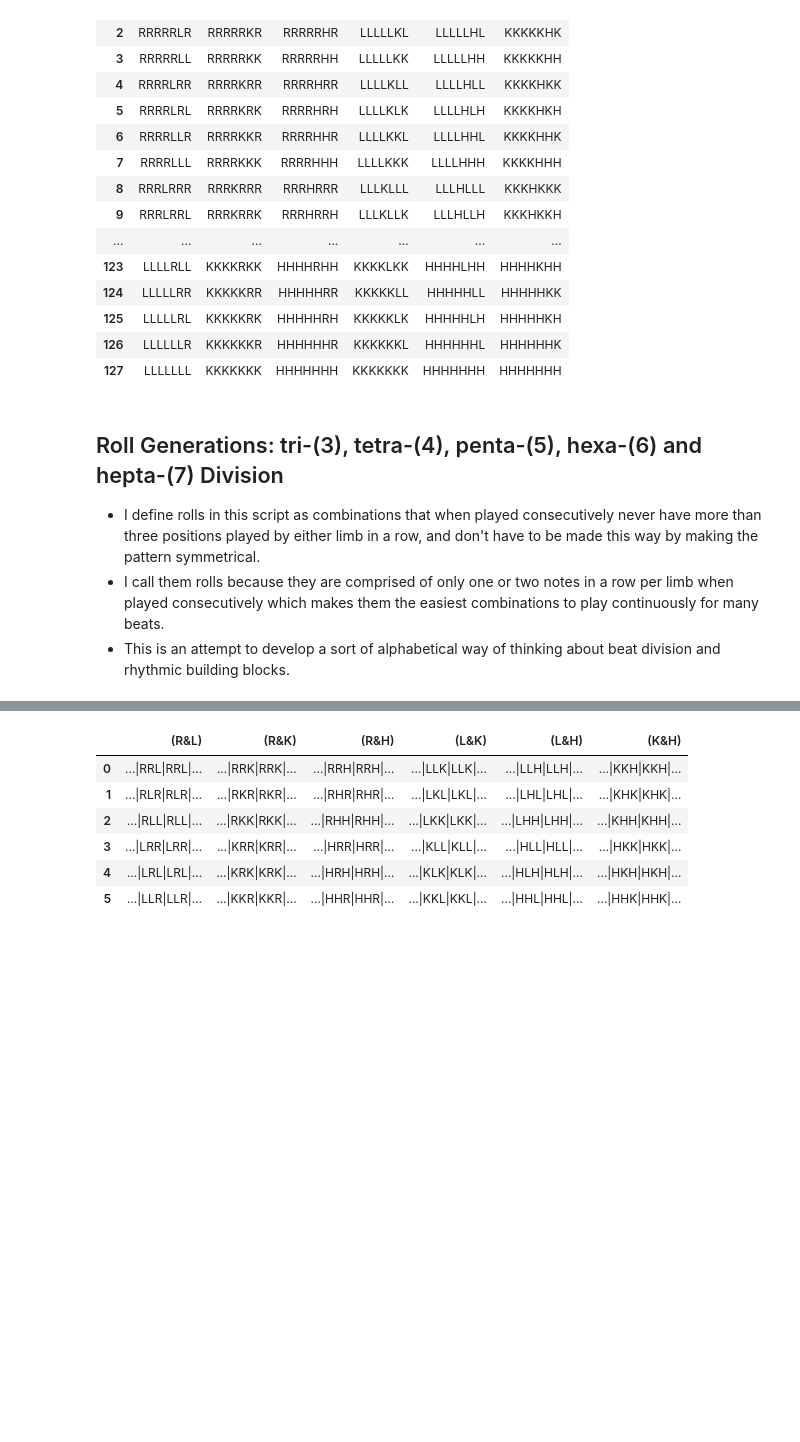
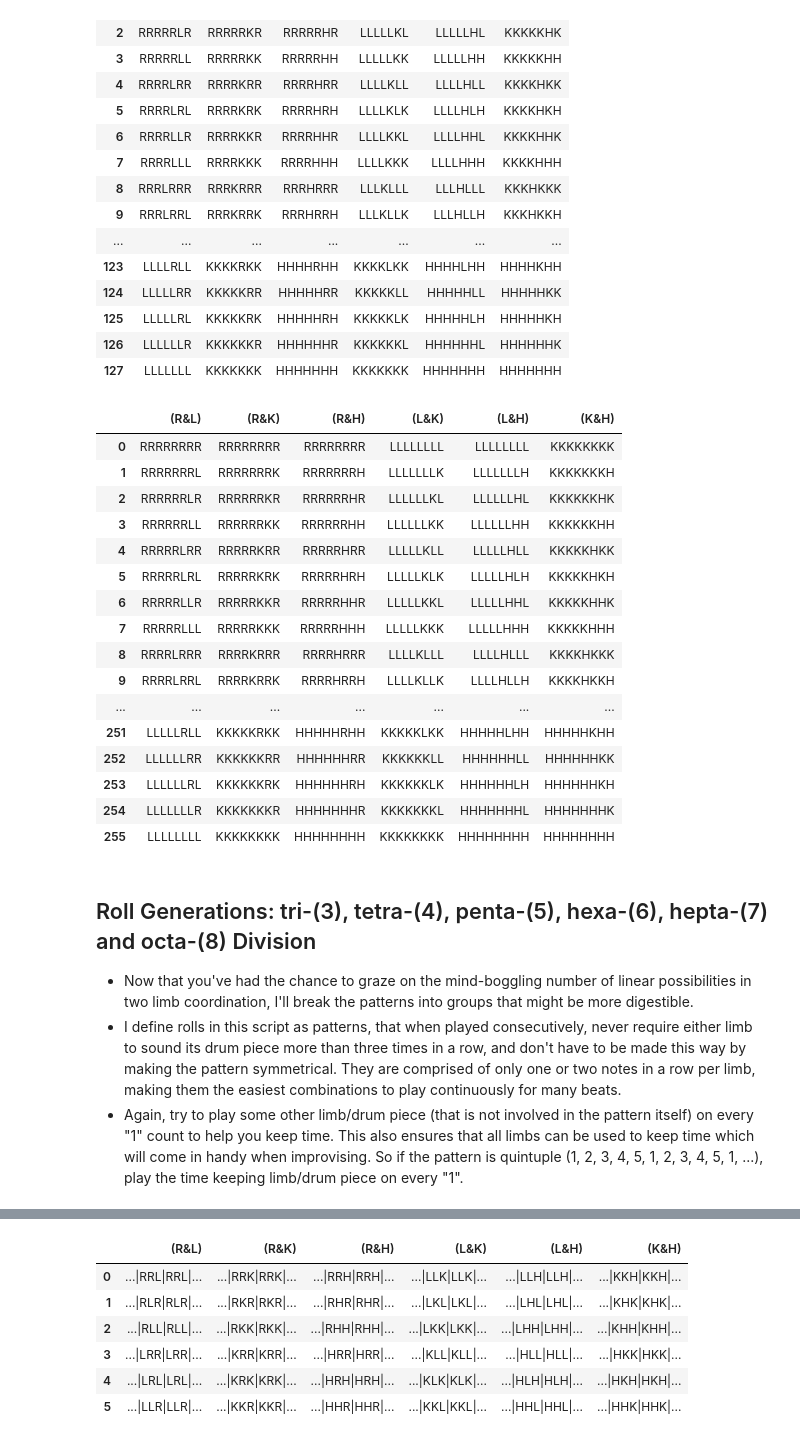
Before and after one commit to ReeseMcD989/Research-on-Rhythm-and-Harmony, a Jupyter notebook: Four-Limb-Coordination-Possibilities-for-Drumming.ipynb, the cells around one changed output, grey strips where cells are left out. Saved outputs shown, nothing was run; the diff lists cells and outputs as text; code cells hidden in the pictures; blank space fills up the shorter version.

```diff
--- a/Four-Limb-Coordination-Possibilities-for-Drumming.ipynb
+++ b/Four-Limb-Coordination-Possibilities-for-Drumming.ipynb
@@ -409,9 +468,52 @@ hepta_beats_df
 | 125 | LLLLLRL | KKKKKRK | HHHHHRH | KKKKKLK | HHHHHLH | HHHHHKH |
 | 126 | LLLLLLR | KKKKKKR | HHHHHHR | KKKKKKL | HHHHHHL | HHHHHHK |
 | 127 | LLLLLLL | KKKKKKK | HHHHHHH | KKKKKKK | HHHHHHH | HHHHHHH |
+# %%
+def octa_beat_gen(limb1, limb2):
+    limb = [limb1, limb2]
+    octa_beats = []
+    for pos1 in limb:
+        for pos2 in limb:
+            for pos3 in limb:
+                for pos4 in limb:
+                    for pos5 in limb:
+                        for pos6 in limb:
+                            for pos7 in limb:
+                                for pos8 in limb:
+                                    octa_beat = pos1 + pos2 + pos3 + pos4 + pos5 + pos6 + pos7 + pos8
+                                    octa_beats.append(octa_beat)
+    return octa_beats
+
+data = {}
+
+for i, (c1, c2) in enumerate(zip(components1, components2)):
+    octa_beats = octa_beat_gen(c1, c2)
+    data[f'({c1}&{c2})'] = octa_beats
+
+octa_beats_df = pd.DataFrame(data)
+
+octa_beats_df
+# %% [output]
+|  | (R&L) | (R&K) | (R&H) | (L&K) | (L&H) | (K&H) |
+| 0 | RRRRRRRR | RRRRRRRR | RRRRRRRR | LLLLLLLL | LLLLLLLL | KKKKKKKK |
+| 1 | RRRRRRRL | RRRRRRRK | RRRRRRRH | LLLLLLLK | LLLLLLLH | KKKKKKKH |
+| 2 | RRRRRRLR | RRRRRRKR | RRRRRRHR | LLLLLLKL | LLLLLLHL | KKKKKKHK |
+| 3 | RRRRRRLL | RRRRRRKK | RRRRRRHH | LLLLLLKK | LLLLLLHH | KKKKKKHH |
+| 4 | RRRRRLRR | RRRRRKRR | RRRRRHRR | LLLLLKLL | LLLLLHLL | KKKKKHKK |
+| 5 | RRRRRLRL | RRRRRKRK | RRRRRHRH | LLLLLKLK | LLLLLHLH | KKKKKHKH |
+| 6 | RRRRRLLR | RRRRRKKR | RRRRRHHR | LLLLLKKL | LLLLLHHL | KKKKKHHK |
+| 7 | RRRRRLLL | RRRRRKKK | RRRRRHHH | LLLLLKKK | LLLLLHHH | KKKKKHHH |
+| 8 | RRRRLRRR | RRRRKRRR | RRRRHRRR | LLLLKLLL | LLLLHLLL | KKKKHKKK |
+| 9 | RRRRLRRL | RRRRKRRK | RRRRHRRH | LLLLKLLK | LLLLHLLH | KKKKHKKH |
+| ... | ... | ... | ... | ... | ... | ... |
+| 251 | LLLLLRLL | KKKKKRKK | HHHHHRHH | KKKKKLKK | HHHHHLHH | HHHHHKHH |
+| 252 | LLLLLLRR | KKKKKKRR | HHHHHHRR | KKKKKKLL | HHHHHHLL | HHHHHHKK |
+| 253 | LLLLLLRL | KKKKKKRK | HHHHHHRH | KKKKKKLK | HHHHHHLH | HHHHHHKH |
+| 254 | LLLLLLLR | KKKKKKKR | HHHHHHHR | KKKKKKKL | HHHHHHHL | HHHHHHHK |
+| 255 | LLLLLLLL | KKKKKKKK | HHHHHHHH | KKKKKKKK | HHHHHHHH | HHHHHHHH |
 # %% [markdown]
-## Roll Generations: tri-(3), tetra-(4), penta-(5), hexa-(6) and hepta-(7) Division
-* I define rolls in this script as combinations that when played consecutively never have more than three positions played by either limb in a row, and don't have to be made this way by making the pattern symmetrical.
-* I call them rolls because they are comprised of only one or two notes in a row per limb when played consecutively which makes them the easiest combinations to play continuously for many beats.
-* This is an attempt to develop a sort of alphabetical way of thinking about beat division and rhythmic building blocks.
+## Roll Generations: tri-(3), tetra-(4), penta-(5), hexa-(6), hepta-(7) and octa-(8) Division
+* Now that you've had the chance to graze on the mind-boggling number of linear possibilities in two limb coordination, I'll break the patterns into groups that might be more digestible.
+* I define rolls in this script as patterns, that when played consecutively, never require either limb to sound its drum piece more than three times in a row, and don't have to be made this way by making the pattern symmetrical. They are comprised of only one or two notes in a row per limb, making them the easiest combinations to play continuously for many beats.
+* Again, try to play some other limb/drum piece (that is not involved in the pattern itself) on every "1" count to help you keep time. This also ensures that all limbs can be used to keep time which will come in handy when improvising. So if the pattern is quintuple (1, 2, 3, 4, 5, 1, 2, 3, 4, 5, 1, ...), play the time keeping limb/drum piece on every "1".
 # %% [markdown]
```
Also changed, not shown: parts of 21 cells of this notebook.
